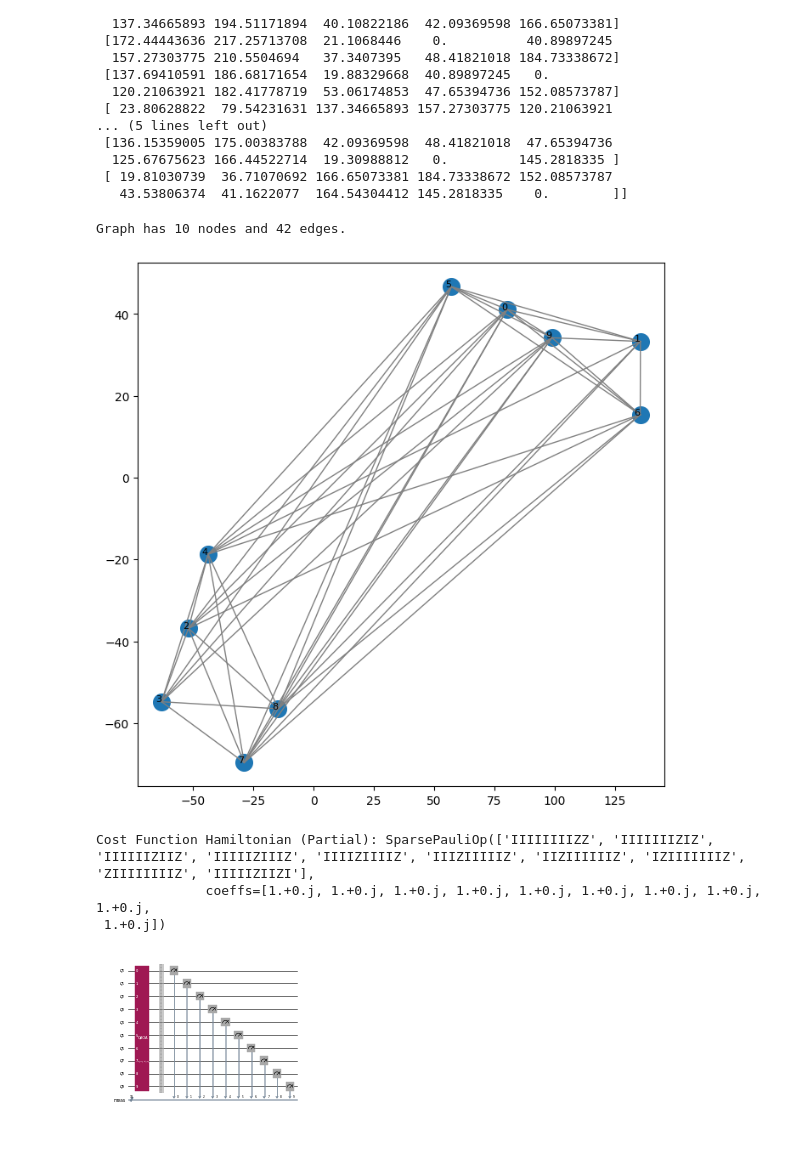
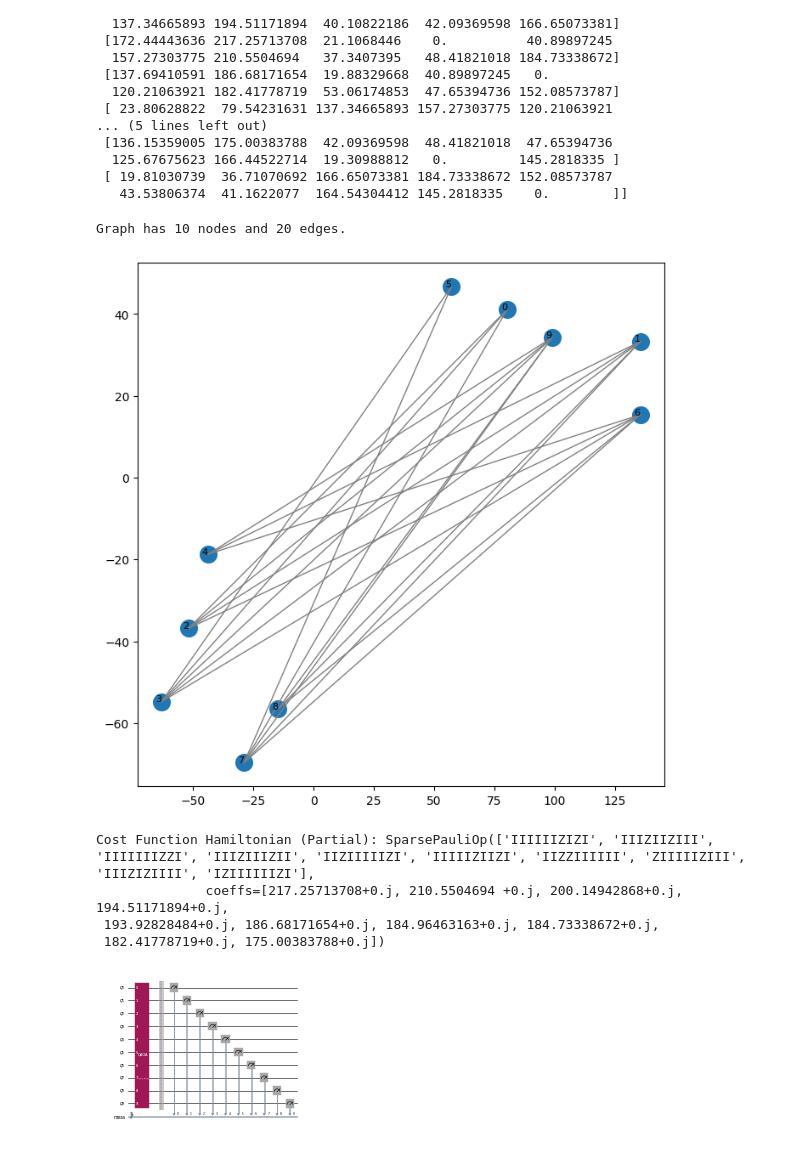
Before and after one commit to michellewli/clustering_tumor_data, a Jupyter notebook: qaoa_simulator.ipynb, the cells around one changed output. Saved outputs shown, nothing was run; the diff lists cells and outputs as text; code cells hidden in the pictures.

Commit message:
Modified QAOA code to only use highest 2n weighted edges

```diff
--- a/qaoa_simulator.ipynb
+++ b/qaoa_simulator.ipynb
@@ -244,57 +246,62 @@ import matplotlib.pyplot as plt
 data = pd.read_csv("tsne_coordinates.csv")
 
 # Initialize graph
-graph_100 = rx.PyGraph()
+graph_n = rx.PyGraph()
 
 # Add each data point as a node
 for index, row in data.iterrows():
-    graph_100.add_node((row['x'], row['y']))
+    graph_n.add_node((row['x'], row['y']))
 
-# Define a function to calculate edges based on a threshold distance
-threshold_distance = 200.0  # Adjust this threshold as needed
-elist = []
+# Calculate all pairwise distances and store in a list
+edges = []
 for i in range(len(data)):
     for j in range(i + 1, len(data)):
         x1, y1 = data.iloc[i]['x'], data.iloc[i]['y']
         x2, y2 = data.iloc[j]['x'], data.iloc[j]['y']
         distance = np.sqrt((x2 - x1) ** 2 + (y2 - y1) ** 2)
-        if distance <= threshold_distance:
-            elist.append((i, j, 1.0))  # Add edge with weight 1.0
+        edges.append((i, j, distance))  # Append (node1, node2, weight)
 
-# Add edges to the graph
-graph_100.add_edges_from(elist)
+# Sort edges by weight in descending order
+edges_sorted = sorted(edges, key=lambda x: x[2], reverse=True)
 
-# Display number of nodes and edges for verification
-print(f"Graph has {graph_100.num_nodes()} nodes and {graph_100.num_edges()} edges.")
+# Select the top `n` edges where `n` is the number of nodes
+n = 2 * len(data)
+selected_edges = edges_sorted[:n]
+
+# Add the selected edges to the graph with weights
+graph_n.add_edges_from([(e[0], e[1], e[2]) for e in selected_edges])
+
+# Display the number of nodes and edges for verification
+print(f"Graph has {graph_n.num_nodes()} nodes and {graph_n.num_edges()} edges.")
 # %% [output]
-Graph has 10 nodes and 42 edges.
+Graph has 10 nodes and 20 edges.
 # %%
 # Function to draw the graph
 def draw_graph(graph, node_size=200, with_labels=True, width=1):
     pos = {i: (node[0], node[1]) for i, node in enumerate(graph.nodes())}
     plt.figure(figsize=(8, 8))
 
     # Draw nodes
     x_coords = [pos[i][0] for i in pos]
     y_coords = [pos[i][1] for i in pos]
     plt.scatter(x_coords, y_coords, s=node_size)
 
     # Draw edges
     for edge in graph.edge_list():
         x0, y0 = pos[edge[0]]
         x1, y1 = pos[edge[1]]
         plt.plot([x0, x1], [y0, y1], 'gray', lw=width)
 
     if with_labels:
         for i, (x, y) in pos.items():
             plt.text(x, y, str(i), fontsize=8, ha='right')
 
     plt.show()
 
 # Call the draw function
-draw_graph(graph_100)
+draw_graph(graph_n)
 # %% [output]
-[figure, old version]
+[figure, new version]
 # %%
 from qiskit.quantum_info import SparsePauliOp
 
@@ -309,15 +316,16 @@ def build_max_cut_paulis(graph: rx.PyGraph) -> list[tuple[str, float]]:
     return pauli_list
 
 # Generate the max-cut Pauli operators
-max_cut_paulis_100 = build_max_cut_paulis(graph_100)
+max_cut_paulis = build_max_cut_paulis(graph_n)
 
 # Convert to SparsePauliOp for QAOA cost Hamiltonian
-cost_hamiltonian_100 = SparsePauliOp.from_list(max_cut_paulis_100)
-print("Cost Function Hamiltonian (Partial):", cost_hamiltonian_100[:10])  # Print first 10 terms
+cost_hamiltonian = SparsePauliOp.from_list(max_cut_paulis)
+print("Cost Function Hamiltonian (Partial):", cost_hamiltonian[:10])  # Print first 10 terms
 # %% [output]
-Cost Function Hamiltonian (Partial): SparsePauliOp(['IIIIIIIIZZ', 'IIIIIIIZIZ', 'IIIIIIZIIZ', 'IIIIIZIIIZ', 'IIIIZIIIIZ', 'IIIZIIIIIZ', 'IIZIIIIIIZ', 'IZIIIIIIIZ', 'ZIIIIIIIIZ', 'IIIIIZIIZI'],
-              coeffs=[1.+0.j, 1.+0.j, 1.+0.j, 1.+0.j, 1.+0.j, 1.+0.j, 1.+0.j, 1.+0.j, 1.+0.j,
- 1.+0.j])
+Cost Function Hamiltonian (Partial): SparsePauliOp(['IIIIIIZIZI', 'IIIZIIZIII', 'IIIIIIIZZI', 'IIIZIIIZII', 'IIZIIIIIZI', 'IIIIIZIIZI', 'IIZZIIIIII', 'ZIIIIIZIII', 'IIIZIZIIII', 'IZIIIIIIZI'],
+              coeffs=[217.25713708+0.j, 210.5504694 +0.j, 200.14942868+0.j, 194.51171894+0.j,
+ 193.92828484+0.j, 186.68171654+0.j, 184.96463163+0.j, 184.73338672+0.j,
+ 182.41778719+0.j, 175.00383788+0.j])
 # %%
 from qiskit.circuit.library import QAOAAnsatz
 
```
Also changed, not shown: parts of 15 cells of this notebook, 14 other files.
